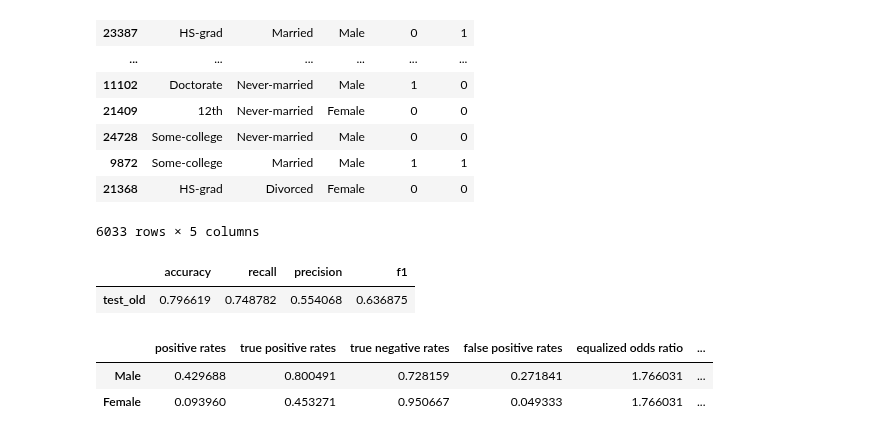
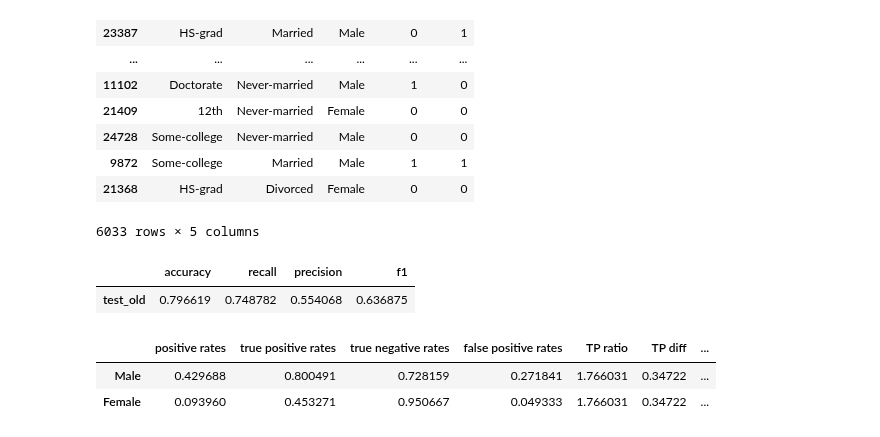
Before and after one commit to JipSchoneveld/HCML_project, a Jupyter notebook: train.ipynb, the cells around one changed output. Saved outputs shown, nothing was run; the diff lists cells and outputs as text; code cells hidden in the pictures.

```diff
--- a/train.ipynb
+++ b/train.ipynb
@@ -348,16 +351,19 @@ logreg_eval_test_old
 # %%
 logreg_fair_eval_test_old = pd.DataFrame()
 logreg_fair_eval_test_old['positive rates'] = positive_rates(logreg_results_test_old, 'sex')
 logreg_fair_eval_test_old['true positive rates'] = true_postive_rates(logreg_results_test_old, 'sex')
 logreg_fair_eval_test_old['true negative rates'] = true_negative_rate(logreg_results_test_old, 'sex')
 logreg_fair_eval_test_old['false positive rates'] = false_postive_rates(logreg_results_test_old, 'sex')
 
-logreg_fair_eval_test_old['equalized odds ratio'] = logreg_fair_eval_test_old['true positive rates']['Male']/logreg_fair_eval_test_old['true positive rates']['Female']
-logreg_fair_eval_test_old['equalized odds diff'] = logreg_fair_eval_test_old['true positive rates']['Male']-logreg_fair_eval_test_old['true positive rates']['Female']
+logreg_fair_eval_test_old['TP ratio'] = logreg_fair_eval_test_old['true positive rates']['Male']/logreg_fair_eval_test_old['true positive rates']['Female']
+logreg_fair_eval_test_old['TP diff'] = logreg_fair_eval_test_old['true positive rates']['Male']-logreg_fair_eval_test_old['true positive rates']['Female']
+
+logreg_fair_eval_test_old['FP ratio'] = logreg_fair_eval_test_old['false positive rates']['Male']/logreg_fair_eval_test_old['false positive rates']['Female']
+logreg_fair_eval_test_old['FP diff'] = logreg_fair_eval_test_old['false positive rates']['Male']-logreg_fair_eval_test_old['false positive rates']['Female']
 
 logreg_fair_eval_test_old.to_csv(os.path.join('Results', f'test_old_fair_eval.csv'),sep='\t')
 logreg_fair_eval_test_old
 # %% [output]
-|  | positive rates | true positive rates | true negative rates | false positive rates | equalized odds ratio | ... |
-| Male | 0.429688 | 0.800491 | 0.728159 | 0.271841 | 1.766031 | ... |
-| Female | 0.093960 | 0.453271 | 0.950667 | 0.049333 | 1.766031 | ... |
+|  | positive rates | true positive rates | true negative rates | false positive rates | TP ratio | TP diff | ... |
+| Male | 0.429688 | 0.800491 | 0.728159 | 0.271841 | 1.766031 | 0.34722 | ... |
+| Female | 0.093960 | 0.453271 | 0.950667 | 0.049333 | 1.766031 | 0.34722 | ... |
```
Also changed, not shown: parts of 2 cells of this notebook, 7 other files.
